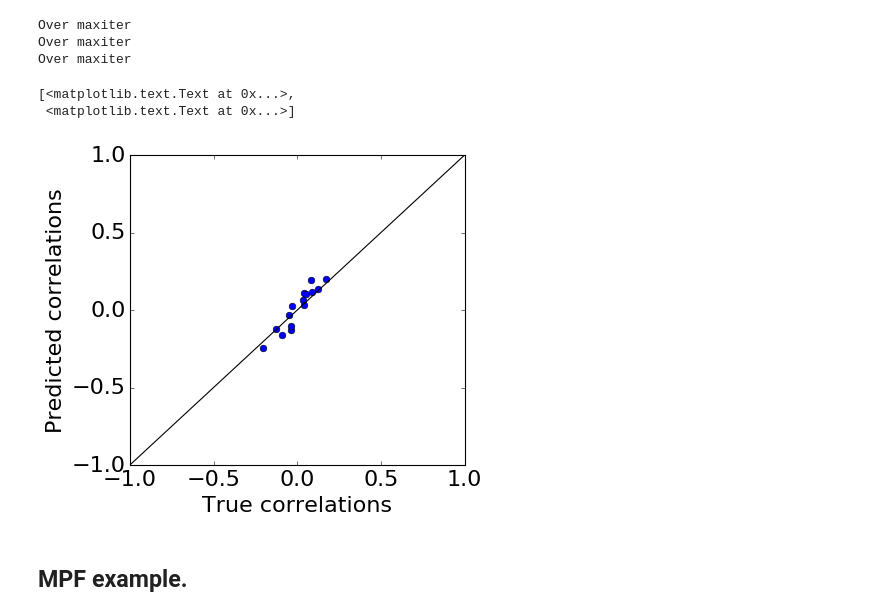
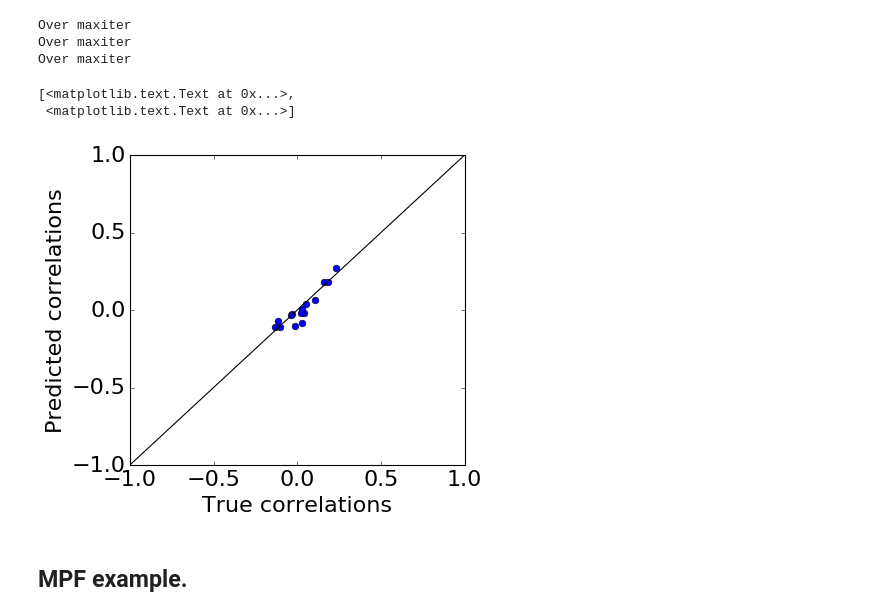
Before and after one commit to eltrompetero/coniii, a Jupyter notebook: Examples.ipynb, the cells around one changed output. Drawn from its saved outputs; the diff is of its cells as text; code cells hidden in the pictures.

Commit message:
Added convert_corr() and fixed exact.py.

```diff
--- a/Examples.ipynb
+++ b/Examples.ipynb
@@ -35,16 +35,19 @@ Over maxiter
 Over maxiter
 Over maxiter
 # %%
-from tosolve11 import tosolve5
+import ising_eqn_5
+modelsisj = ising_eqn_5.get_stats(convert_params(soln[:5],soln[5:],'01',True))
+modelsisj = convert_corr( modelsisj[:5],modelsisj[5:],
+                          convertTo='11',concat=True )
 
 fig,ax = plt.subplots(figsize=(5.4,5))
-ax.plot(sisj,tosolve5.get_stats(soln),'o')
+ax.plot(sisj,modelsisj,'o')
 ax.plot([-1,1],[-1,1],'k-')
 ax.set(xlabel='True correlations',ylabel='Predicted correlations')
 # %% [output]
 [<matplotlib.text.Text at 0x...>,
  <matplotlib.text.Text at 0x...>]
-[figure, old version]
+[figure, new version]
 # %% [markdown]
 ## MPF example.
 # %%
```
Also changed, not shown: parts of 1 cell of this notebook, 4 other files.
